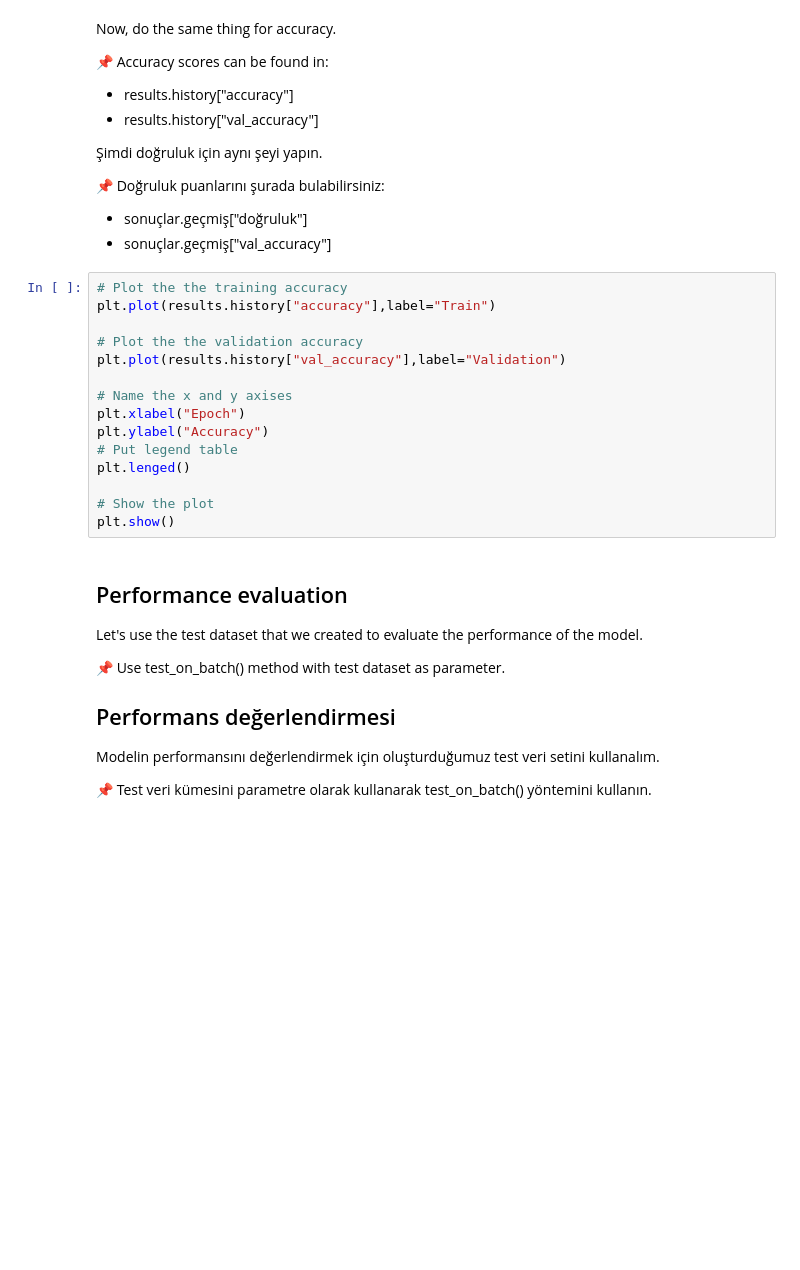
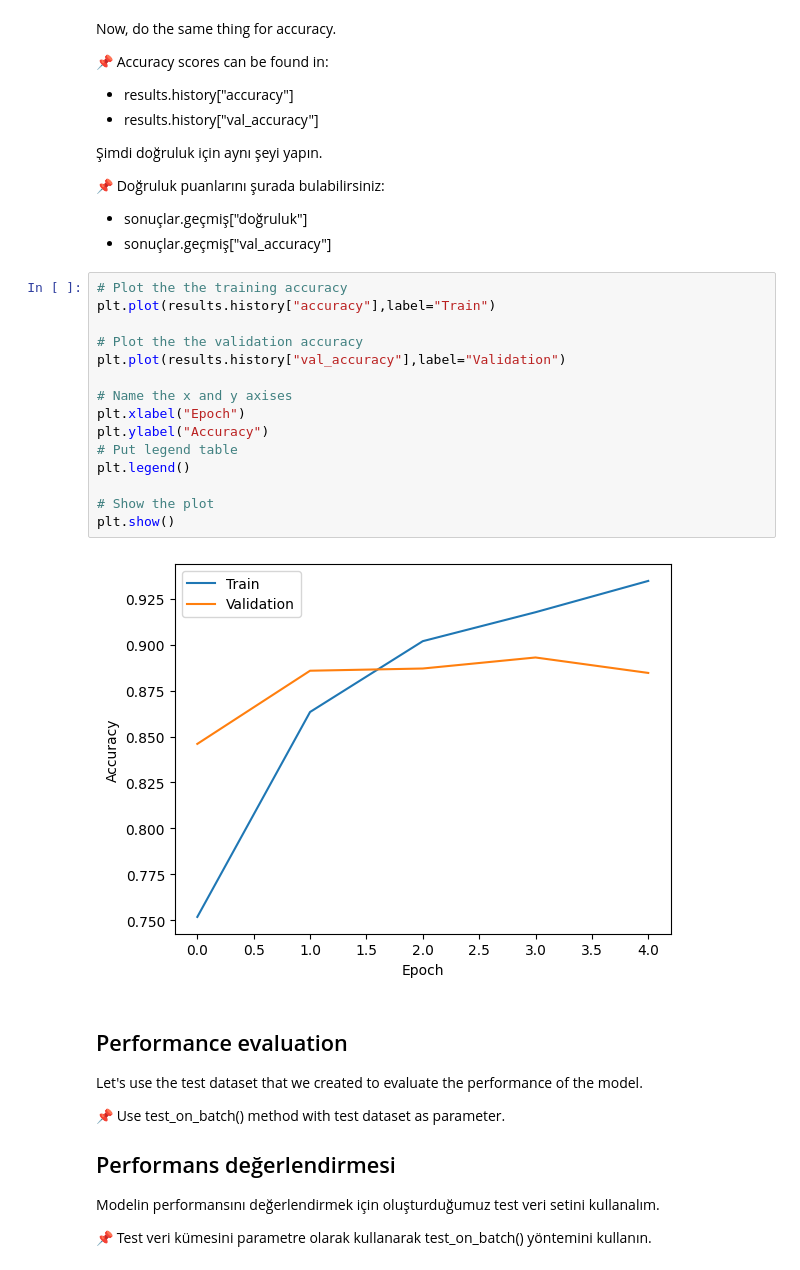
Before and after one commit to hafizeogut/Global_AI_Introduction_Deep_Learning_Bootcamp, a Jupyter notebook: 03_Recurrent neural networks_RNN/Guided_Project_3.ipynb, the cells around one changed output. Saved outputs shown, nothing was run; the diff lists cells and outputs as text; blank space fills up the shorter version.

```diff
--- a/03_Recurrent neural networks_RNN/Guided_Project_3.ipynb
+++ b/03_Recurrent neural networks_RNN/Guided_Project_3.ipynb
@@ -331,18 +340,20 @@ Now, do the same thing for accuracy.
 # %%
 # Plot the the training accuracy
 plt.plot(results.history["accuracy"],label="Train")
 
 # Plot the the validation accuracy
 plt.plot(results.history["val_accuracy"],label="Validation")
 
 # Name the x and y axises
 plt.xlabel("Epoch")
 plt.ylabel("Accuracy")
 # Put legend table
-plt.lenged()
+plt.legend()
 
 # Show the plot
 plt.show()
+# %% [output]
+[figure, added]
 # %% [markdown]
 ## Performance evaluation
 
```
Also changed, not shown: parts of 3 cells of this notebook.
